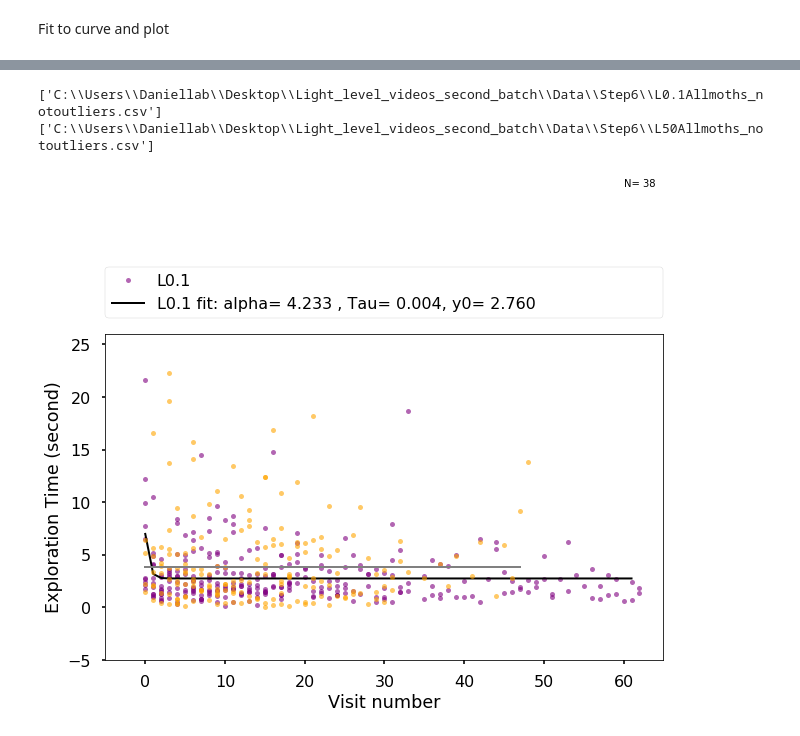
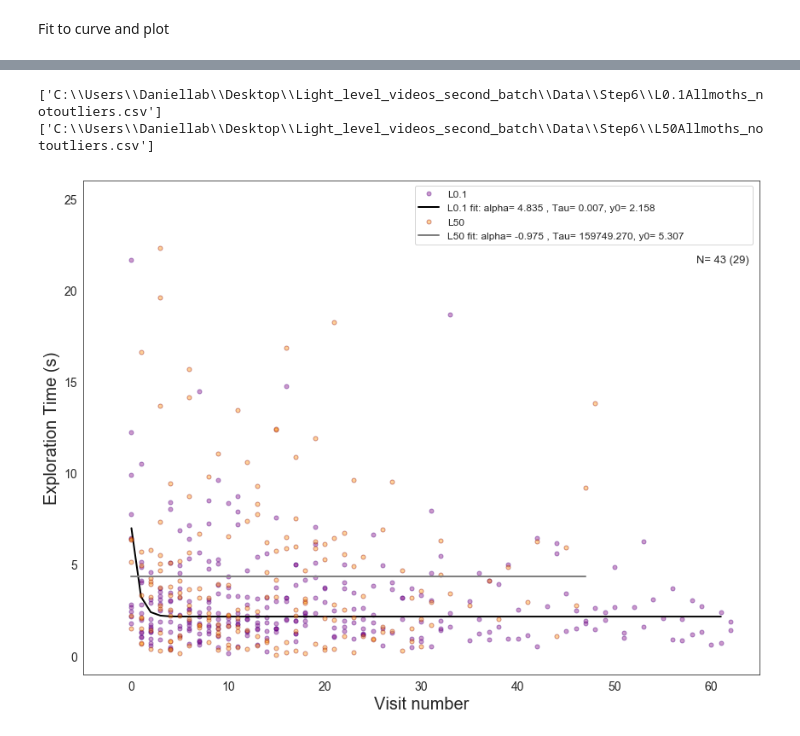
Before and after one commit to itsMahad/ManducaMultiSenseFeeding, a Jupyter notebook: Step6_ConsolidateData_CalculateParameters_ForEachFloralType_Mahad-Copy1.ipynb, the cells around one changed output, grey strips where cells are left out. Saved outputs shown, nothing was run; the diff lists cells and outputs as text; code cells hidden in the pictures.

```diff
--- a/Step6_ConsolidateData_CalculateParameters_ForEachFloralType_Mahad-Copy1.ipynb
+++ b/Step6_ConsolidateData_CalculateParameters_ForEachFloralType_Mahad-Copy1.ipynb
@@ -2,8 +2,8 @@
 import pandas as pd
 import matplotlib.pyplot as plt
 from matplotlib import style
-# style.use("ggplot")
-style.use('seaborn-poster')
+import seaborn as sns
+sns.set_style("white")
 from scipy.optimize import curve_fit
 import os
 import numpy as np
@@ -491,8 +491,12 @@ for Lightlevel in Lightlevel:
+# %%
+moth_data = pd.read_csv(r"C:\Users\Daniellab\Desktop\Light_level_videos_second_batch\Data\Moth Visit Information\Moth_Visits_Table.csv")
+high_fed = len(moth_data[(moth_data.Light_Level.str.contains("high")) & moth_data.Fed_Status.str.contains("yes")].index)
+low_fed = len(moth_data[(moth_data.Light_Level.str.contains("low")) & moth_data.Fed_Status.str.contains("yes")].index)
 # %%
 Lightlevel = ['L0.1', "L50"]
 x_nan = []
 y_nan = []
-fig1, ax0 = plt.subplots(figsize = (10,6))
+fig1, ax0 = plt.subplots(figsize = (12,9))
 for Lightlevel in Lightlevel:
 
     file  = glob.glob(outpath + "\\" + Lightlevel + 'Allmoths_notoutliers.csv')
@@ -503,16 +507,16 @@ for Lightlevel in Lightlevel:
     ydata_notnan = new_df[new_df.DiscoveryTime.notnull()].DiscoveryTime.values
 
     if Lightlevel.startswith('L50'):
-        length_to_estimate_y0 = 2
+        length_to_estimate_y0 = 4
         x = new_df[new_df.name.str.contains(Lightlevel) & new_df.DiscoveryTime.notnull()].trialNum
         y = new_df[new_df.name.str.contains(Lightlevel) & new_df.DiscoveryTime.notnull()].DiscoveryTime
-        plt.plot(x, y/100, 'o', markersize = 5, label = Lightlevel, color = 'orange', alpha = 0.6)
+        plt.plot(x, y/100, 'o', markersize = 5, mec = 'darkred', mew = 1, label = Lightlevel, color = 'darkorange', alpha = 0.4)
 
     else:
-        length_to_estimate_y0 = 2
+        length_to_estimate_y0 = 4
         x = new_df[new_df.name.str.contains(Lightlevel) & new_df.DiscoveryTime.notnull()].trialNum
         y = new_df[new_df.name.str.contains(Lightlevel) & new_df.DiscoveryTime.notnull()].DiscoveryTime
-        plt.plot(x, y/100, 'o', markersize = 5, label = Lightlevel, color = 'purple', alpha = 0.6)
+        plt.plot(x, y/100, 'o', markersize = 5, mec = 'indigo', mew = 1, label = Lightlevel, color = 'purple', alpha = 0.4)
 
 
     xdata_notnan = new_df[new_df.DiscoveryTime.notnull()].trialNum.values
@@ -522,39 +526,44 @@ for Lightlevel in Lightlevel:
     y_nan.append(ydata_notnan)
 
     totalTrial = max(new_df.trialNum)
     part_of_df = new_df[new_df.trialNum >= (totalTrial * (1-1/length_to_estimate_y0))]
     part_of_df
 
     m, y0, r_val, p_val, se = linearRegression(part_of_df)
 
     mean_y0 = part_of_df.DiscoveryTime.mean()
     std_y0 = part_of_df.DiscoveryTime.std()
     mean_a0andy0 = new_df[new_df.trialNum==0].DiscoveryTime.mean()
     a0 = mean_a0andy0 - mean_y0
 
     popt,pcov = curve_fit(lambda x, b: fit_to_exponential(x, a0, b, mean_y0), xdata_notnan, ydata_notnan)
 
 
     if Lightlevel.startswith('L50'):
         plt.plot(range(0,totalTrial), fit_to_exponential(range(0,totalTrial), a0, *popt, mean_y0)*1/100,
                      'gray', linewidth=2,
                      label = str(Lightlevel) + ' ' + 'fit: alpha= %5.3f , Tau= %5.3f, y0= %5.3f' %(a0/100, popt/100, mean_y0/100))
+        leg = plt.legend()
+        leg.get_frame().set_linewidth(1.5)
+        plt.legend(bbox_to_anchor=(0.49, 0.87, 0.5, 0), loc=3, mode="expand", borderaxespad=0., fontsize = 12)
     else:
         plt.plot(range(0,totalTrial), fit_to_exponential(range(0,totalTrial), a0, *popt, mean_y0)*1/100,
                      'k', linewidth=2,
                      label = str(Lightlevel) + ' ' + 'fit: alpha= %5.3f , Tau= %5.3f, y0= %5.3f' %(a0/100, popt/100, mean_y0/100))
-
-        plt.xlabel('Visit number')
-        plt.ylabel('Exploration Time (second)')
         leg = plt.legend()
         leg.get_frame().set_linewidth(1.5)
-        plt.legend(bbox_to_anchor=(0., 1.05, 1., .102), loc=3, mode="expand", borderaxespad=0.)
+        plt.legend(bbox_to_anchor=(0.5, 0.87, 0.5, 0), loc=3, mode="expand", borderaxespad=0., fontsize = 12)
+
+        plt.xlabel('Visit number', size = 20)
+        plt.ylabel('Exploration Time (s)', size = 20)
         plt.xlim([-5,65])
-        plt.ylim([-5,26])
-        plt.text(60, 40, 'N= ' + str(len(nam_50)))
-#     fig1.tight_layout()
-#     fig1.savefig(outpath_fig + "\\" + 'Alldata_LearningCurve' + '.png')
+        plt.ylim([-1,26])
+        plt.text(58.5, 21.5, 'N= ' + str(len(nam_50)) + ' (' + str(high_fed+low_fed) + ')', size = 13)
+    plt.tick_params(labelsize = 14)
+
+    fig1.tight_layout()
+    fig1.savefig(outpath_fig + "\\" + 'NotOutlier_OnePlot_LearningCurve' + '.png')
 # %% [output]
 ['C:\\Users\\Daniellab\\Desktop\\Light_level_videos_second_batch\\Data\\Step6\\L0.1Allmoths_notoutliers.csv']
 ['C:\\Users\\Daniellab\\Desktop\\Light_level_videos_second_batch\\Data\\Step6\\L50Allmoths_notoutliers.csv']
-[figure, old version]
+[figure, new version]
```
Also changed, not shown: parts of 14 cells of this notebook, 16 other files.
